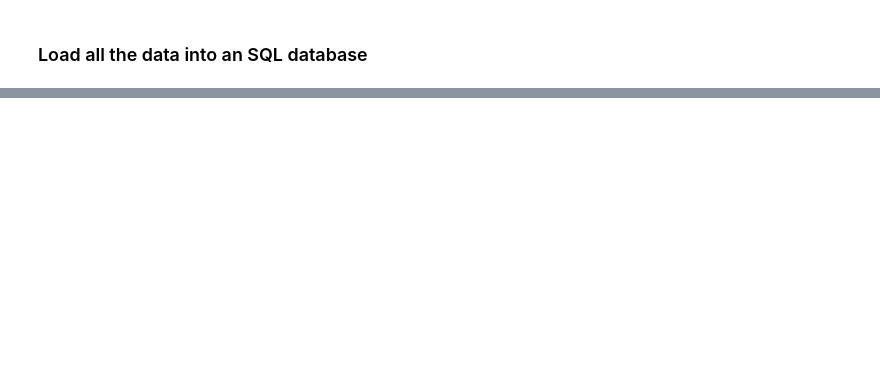
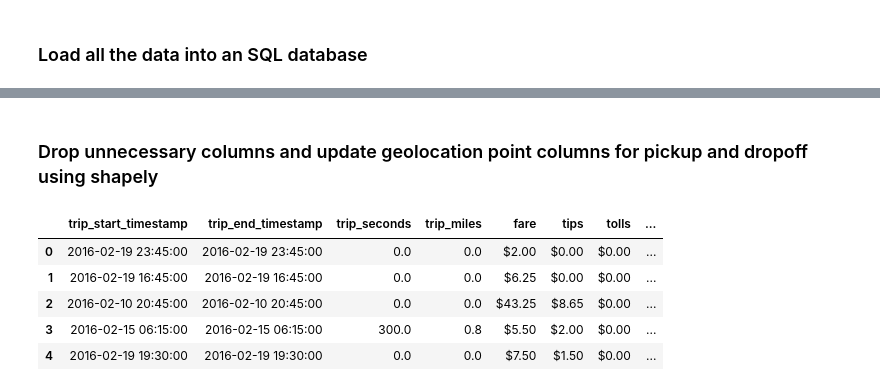
Before and after one commit to Auste1989/metis_projects, a Jupyter notebook: Passion_Project/Transit_Time_and_Rate_Calculator_EDA.ipynb, the cells around one changed output, grey strips where cells are left out. Saved outputs shown, nothing was run; the diff lists cells and outputs as text; code cells hidden in the pictures; blank space fills up the shorter version.

```diff
--- a/Passion_Project/Transit_Time_and_Rate_Calculator_EDA.ipynb
+++ b/Passion_Project/Transit_Time_and_Rate_Calculator_EDA.ipynb
@@ -104,0 +52,3 @@ with open
+# %%
+# Set up the database connection
+conn = psycopg2.connect(dbname="taxi_rides_db", user="auste_m")
@@ -104,0 +201,2 @@ with open
+# %% [markdown]
+### Drop unnecessary columns and update geolocation point columns for pickup and dropoff using shapely
@@ -104,0 +215,9 @@ with open
+# %%
+taxi_weather_df.head()
+# %% [output]
+|  | trip_start_timestamp | trip_end_timestamp | trip_seconds | trip_miles | fare | tips | tolls | ... |
+| 0 | 2016-02-19 23:45:00 | 2016-02-19 23:45:00 | 0.0 | 0.0 | $2.00 | $0.00 | $0.00 | ... |
+| 1 | 2016-02-19 16:45:00 | 2016-02-19 16:45:00 | 0.0 | 0.0 | $6.25 | $0.00 | $0.00 | ... |
+| 2 | 2016-02-10 20:45:00 | 2016-02-10 20:45:00 | 0.0 | 0.0 | $43.25 | $8.65 | $0.00 | ... |
+| 3 | 2016-02-15 06:15:00 | 2016-02-15 06:15:00 | 300.0 | 0.8 | $5.50 | $2.00 | $0.00 | ... |
+| 4 | 2016-02-19 19:30:00 | 2016-02-19 19:30:00 | 0.0 | 0.0 | $7.50 | $1.50 | $0.00 | ... |
```
Also changed, not shown: parts of 38 cells of this notebook.
